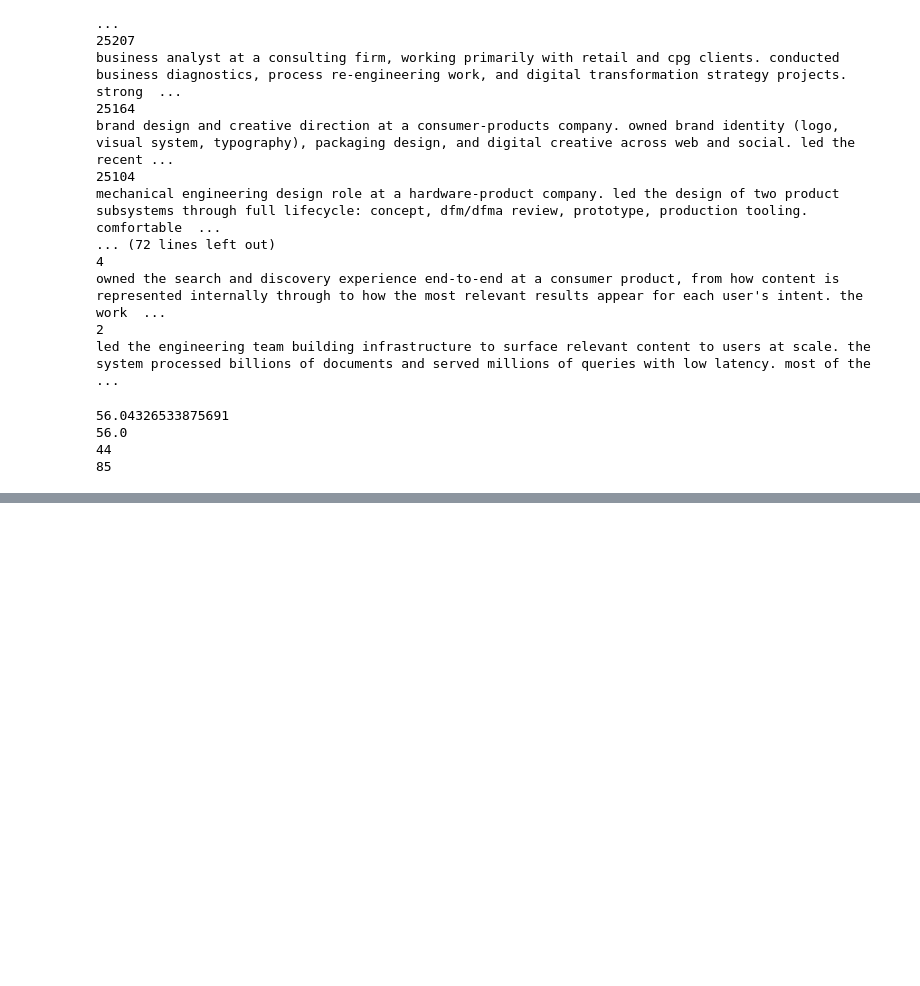
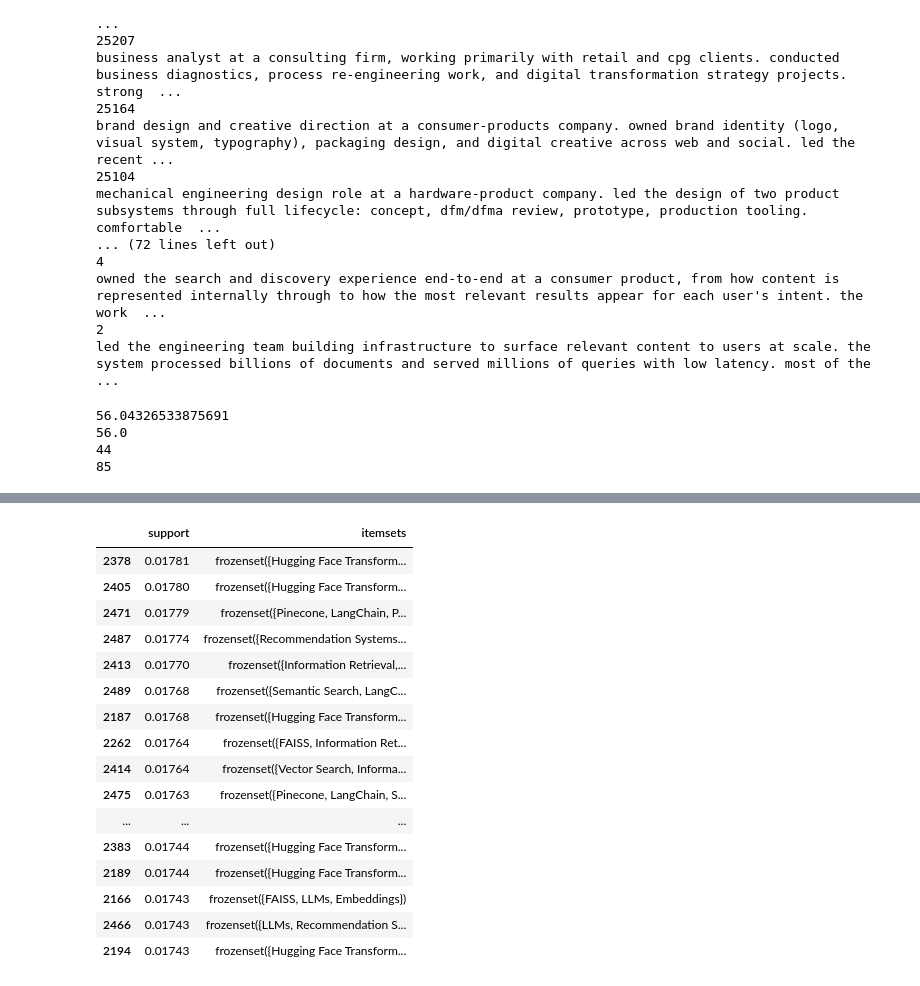
Before and after one commit to Theshmphony7580/autorecruit-, a Jupyter notebook: data_forensic _files/02_generation_understanding.ipynb, the cells around one changed output, grey strips where cells are left out. Cells and saved outputs as stored; diff of their text form; code cells hidden in the pictures; blank space fills up the shorter version.

```diff
--- a/data_forensic _files/02_generation_understanding.ipynb
+++ b/data_forensic _files/02_generation_understanding.ipynb
@@ -419,0 +491,10 @@ print(np.max(lengths))
+# %%
+from mlxtend.frequent_patterns \
+    import apriori
+
+
+frequent = apriori(
+    skill_matrix.astype(bool),
+    min_support=0.01,
+    use_colnames=True
+)
@@ -419,0 +520,28 @@ print(np.max(lengths))
+# %%
+frequent[
+    frequent["itemsets"]
+    .apply(lambda x: len(x) >= 3)
+] \
+.sort_values(
+    "support",
+    ascending=False
+) \
+.head(50)
+# %% [output]
+|  | support | itemsets |
+| 2378 | 0.01781 | frozenset({Hugging Face Transform... |
+| 2405 | 0.01780 | frozenset({Hugging Face Transform... |
+| 2471 | 0.01779 | frozenset({Pinecone, LangChain, P... |
+| 2487 | 0.01774 | frozenset({Recommendation Systems... |
+| 2413 | 0.01770 | frozenset({Information Retrieval,... |
+| 2489 | 0.01768 | frozenset({Semantic Search, LangC... |
+| 2187 | 0.01768 | frozenset({Hugging Face Transform... |
+| 2262 | 0.01764 | frozenset({FAISS, Information Ret... |
+| 2414 | 0.01764 | frozenset({Vector Search, Informa... |
+| 2475 | 0.01763 | frozenset({Pinecone, LangChain, S... |
+| ... | ... | ... |
+| 2383 | 0.01744 | frozenset({Hugging Face Transform... |
+| 2189 | 0.01744 | frozenset({Hugging Face Transform... |
+| 2166 | 0.01743 | frozenset({FAISS, LLMs, Embeddings}) |
+| 2466 | 0.01743 | frozenset({LLMs, Recommendation S... |
+| 2194 | 0.01743 | frozenset({Hugging Face Transform... |
```
Also changed, not shown: parts of 13 cells of this notebook, 1 other file.
